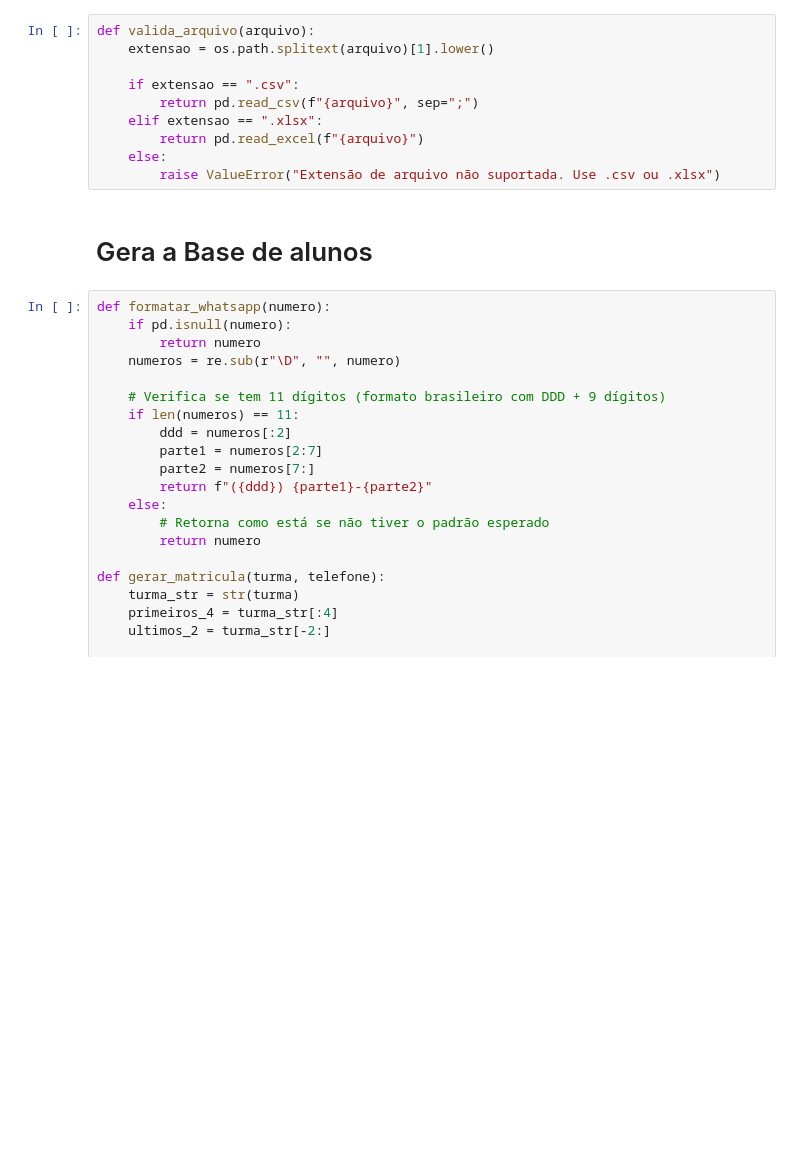
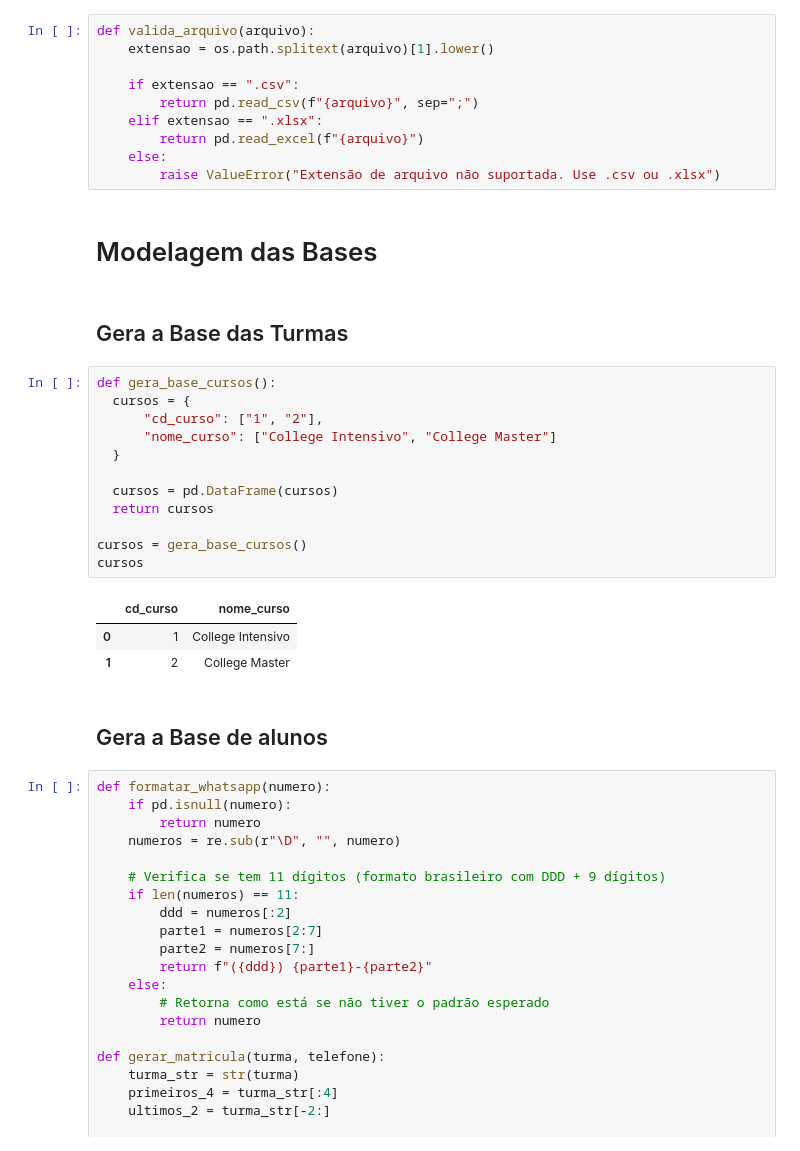
Before and after one commit to cantaruttim/adai_college, a Jupyter notebook: Modelagem_College.ipynb, the cells around one changed output. Saved outputs shown, nothing was run; the diff lists cells and outputs as text; blank space fills up the shorter version.

```diff
--- a/Modelagem_College.ipynb
+++ b/Modelagem_College.ipynb
@@ -15,8 +15,28 @@ def valida_arquivo(arquivo):
         return pd.read_excel(f"{arquivo}")
     else:
         raise ValueError("Extensão de arquivo não suportada. Use .csv ou .xlsx")
+# %% [markdown]
+# Modelagem das Bases
+# %% [markdown]
+## Gera a Base das Turmas
+# %%
+def gera_base_cursos():
+  cursos = {
+      "cd_curso": ["1", "2"],
+      "nome_curso": ["College Intensivo", "College Master"]
+  }
+
+  cursos = pd.DataFrame(cursos)
+  return cursos
+
+cursos = gera_base_cursos()
+cursos
+# %% [output]
+|  | cd_curso | nome_curso |
+| 0 | 1 | College Intensivo |
+| 1 | 2 | College Master |
 # %% [markdown]
-# Gera a Base de alunos
+## Gera a Base de alunos
 # %%
 def formatar_whatsapp(numero):
     if pd.isnull(numero):
```
Also changed, not shown: parts of 6 cells of this notebook.
